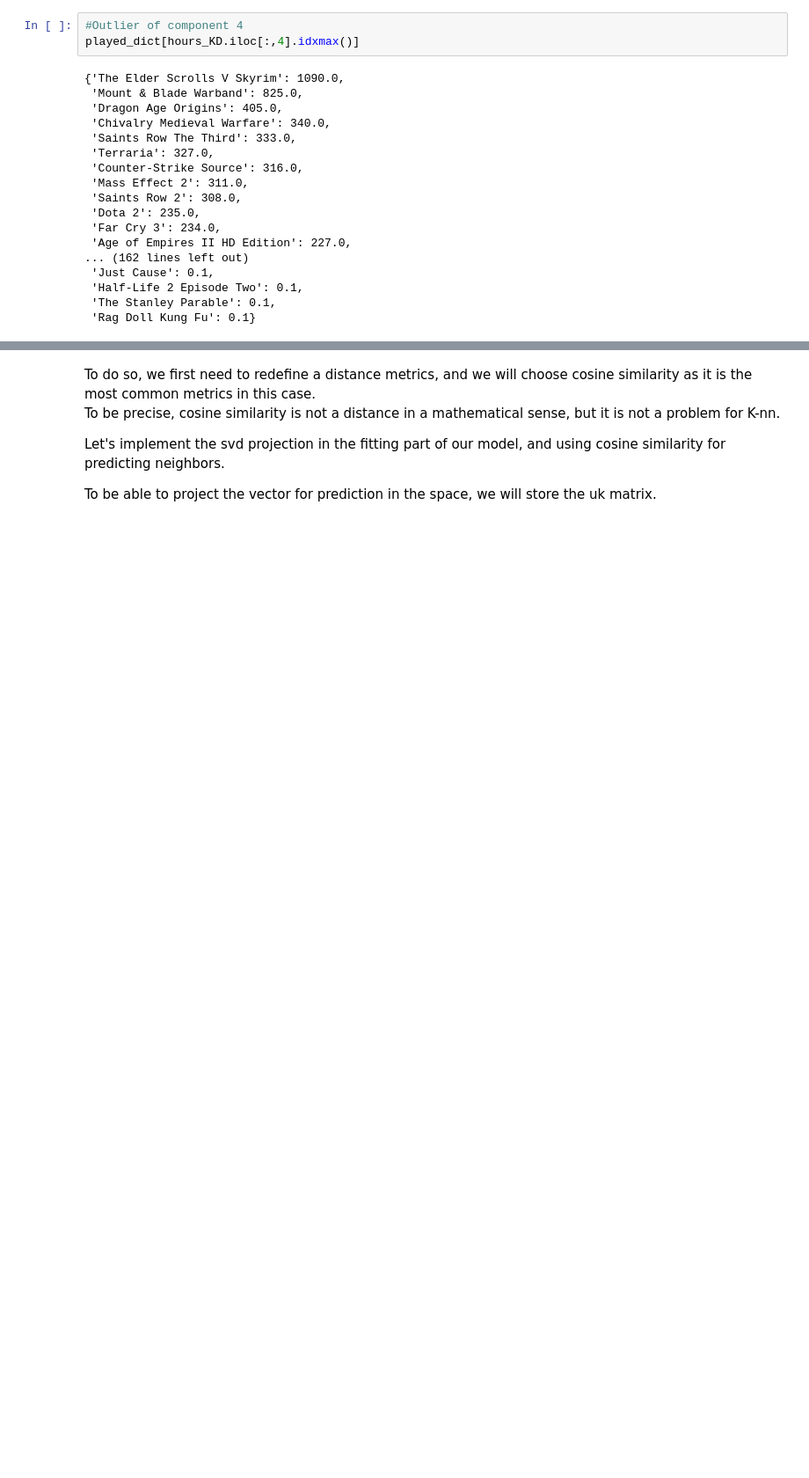
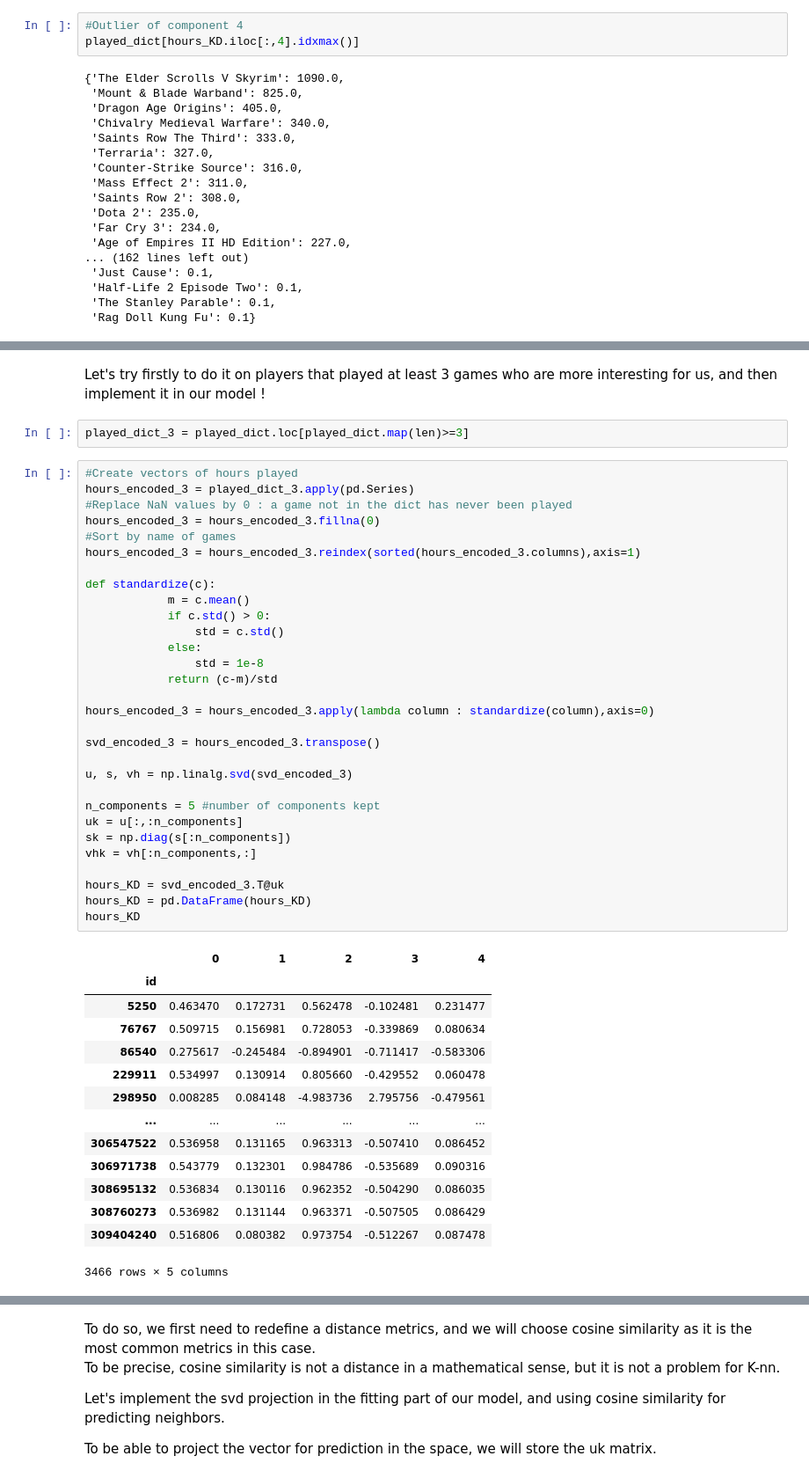
Before and after one commit to Vbardusco/sd201-steam-recommendations, a Jupyter notebook: kaggle_dataset/svd_knn.ipynb, the cells around one changed output, grey strips where cells are left out. Shown at 88% size. Cells and saved outputs as stored; diff of their text form; blank space fills up the shorter version.

```diff
--- a/kaggle_dataset/svd_knn.ipynb
+++ b/kaggle_dataset/svd_knn.ipynb
@@ -171,0 +171,49 @@ Let's try it as an input to our model !
+# %% [markdown]
+Let's try firstly to do it on players that played at least 3 games who are more interesting for us, and then implement it in our model !
+# %%
+played_dict_3 = played_dict.loc[played_dict.map(len)>=3]
+# %%
+#Create vectors of hours played
+hours_encoded_3 = played_dict_3.apply(pd.Series)
+#Replace NaN values by 0 : a game not in the dict has never been played
+hours_encoded_3 = hours_encoded_3.fillna(0)
+#Sort by name of games
+hours_encoded_3 = hours_encoded_3.reindex(sorted(hours_encoded_3.columns),axis=1)
+
+def standardize(c):
+            m = c.mean()
+            if c.std() > 0:
+                std = c.std()
+            else:
+                std = 1e-8
+            return (c-m)/std
+
+hours_encoded_3 = hours_encoded_3.apply(lambda column : standardize(column),axis=0)
+
+svd_encoded_3 = hours_encoded_3.transpose()
+
+u, s, vh = np.linalg.svd(svd_encoded_3)
+
+n_components = 5 #number of components kept
+uk = u[:,:n_components]
+sk = np.diag(s[:n_components])
+vhk = vh[:n_components,:]
+
+hours_KD = svd_encoded_3.T@uk
+hours_KD = pd.DataFrame(hours_KD)
+hours_KD
+# %% [output]
+|  | 0 | 1 | 2 | 3 | 4 |
+| id |  |  |  |  |  |
+| 5250 | 0.463470 | 0.172731 | 0.562478 | -0.102481 | 0.231477 |
+| 76767 | 0.509715 | 0.156981 | 0.728053 | -0.339869 | 0.080634 |
+| 86540 | 0.275617 | -0.245484 | -0.894901 | -0.711417 | -0.583306 |
+| 229911 | 0.534997 | 0.130914 | 0.805660 | -0.429552 | 0.060478 |
+| 298950 | 0.008285 | 0.084148 | -4.983736 | 2.795756 | -0.479561 |
+| ... | ... | ... | ... | ... | ... |
+| 306547522 | 0.536958 | 0.131165 | 0.963313 | -0.507410 | 0.086452 |
+| 306971738 | 0.543779 | 0.132301 | 0.984786 | -0.535689 | 0.090316 |
+| 308695132 | 0.536834 | 0.130116 | 0.962352 | -0.504290 | 0.086035 |
+| 308760273 | 0.536982 | 0.131144 | 0.963371 | -0.507505 | 0.086429 |
+| 309404240 | 0.516806 | 0.080382 | 0.973754 | -0.512267 | 0.087478 |
+3466 rows × 5 columns
```
Also changed, not shown: parts of 13 cells of this notebook, 3 other files.
